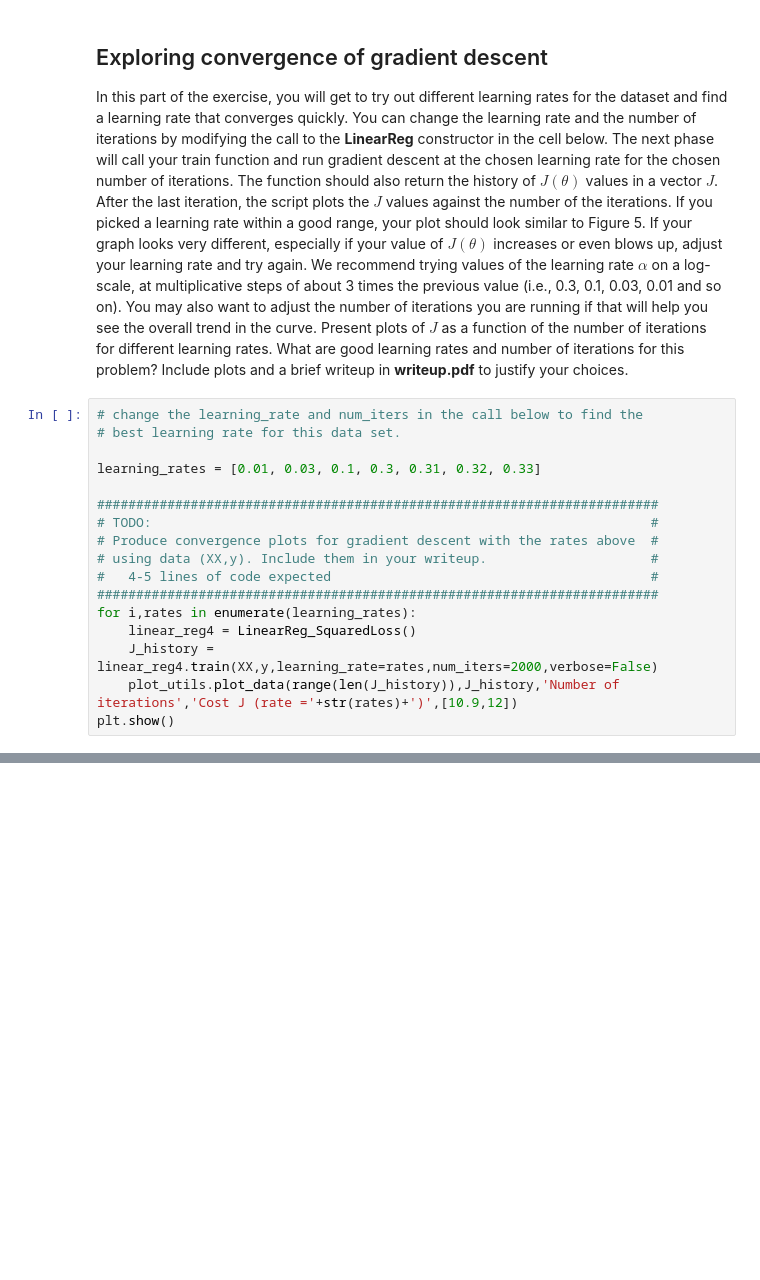
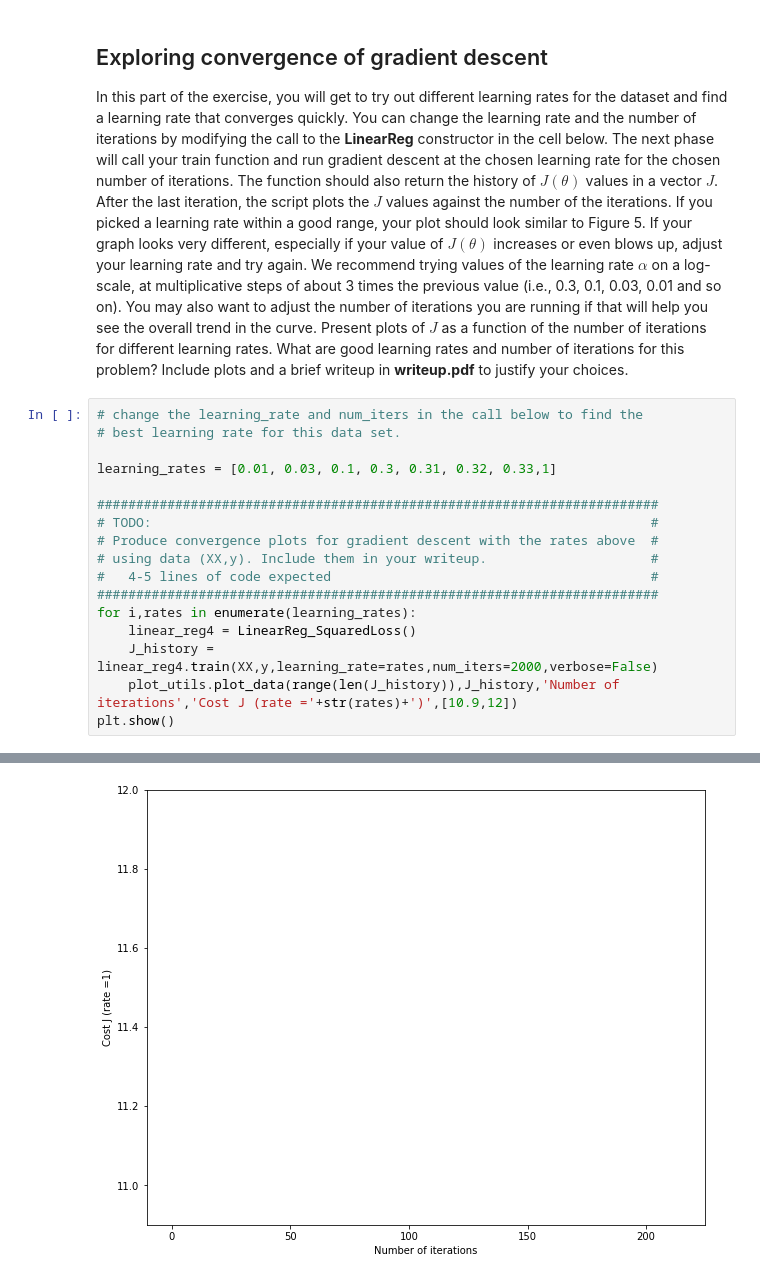
Before and after one commit to PootieT/stat_machine_learning_hw1, a Jupyter notebook: part1/ex1_multi.ipynb, the cells around one changed output, grey strips where cells are left out. Drawn from its saved outputs; the diff is of its cells as text; blank space fills up the shorter version.

```diff
--- a/part1/ex1_multi.ipynb
+++ b/part1/ex1_multi.ipynb
@@ -183,25 +181,26 @@ will help you see the overall trend in the curve. Present plots of $J$ as a func
 # %%
 # change the learning_rate and num_iters in the call below to find the
 # best learning rate for this data set.
 
-learning_rates = [0.01, 0.03, 0.1, 0.3, 0.31, 0.32, 0.33]
+learning_rates = [0.01, 0.03, 0.1, 0.3, 0.31, 0.32, 0.33,1]
 
 ########################################################################
 # TODO:                                                                #
 # Produce convergence plots for gradient descent with the rates above  #
 # using data (XX,y). Include them in your writeup.                     #
 #   4-5 lines of code expected                                         #
 ########################################################################
 for i,rates in enumerate(learning_rates):
     linear_reg4 = LinearReg_SquaredLoss()
     J_history = linear_reg4.train(XX,y,learning_rate=rates,num_iters=2000,verbose=False)
     plot_utils.plot_data(range(len(J_history)),J_history,'Number of iterations','Cost J (rate ='+str(rates)+')',[10.9,12])
 plt.show()
 # %% [output]
 [figure]
 [figure]
 [figure]
 [figure]
 [figure]
 [figure]
 [figure]
+[figure, added]
```
Also changed, not shown: parts of 1 cell of this notebook, 3 other files.
